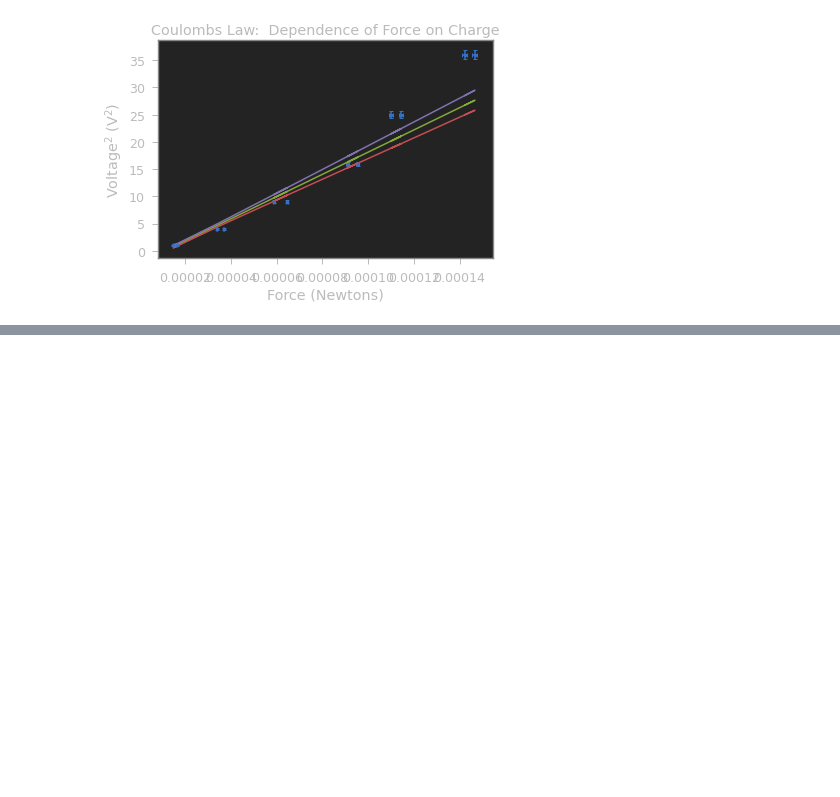
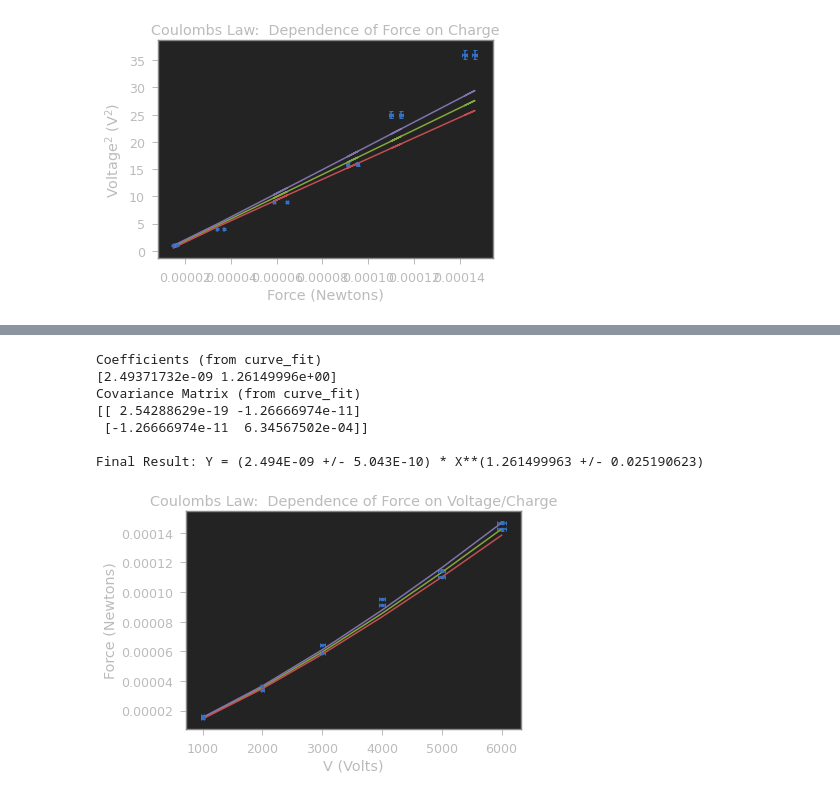
Before and after one commit to brash99/Phys202L, a Jupyter notebook: JupyterNotebooks/Coulombs_Law_Analysis.ipynb, the cells around one changed output, grey strips where cells are left out. Cells and saved outputs as stored; diff of their text form; code cells hidden in the pictures; blank space fills up the shorter version.

```diff
--- a/JupyterNotebooks/Coulombs_Law_Analysis.ipynb
+++ b/JupyterNotebooks/Coulombs_Law_Analysis.ipynb
@@ -610,0 +730,60 @@ Given the rather large uncertainty in the sphere radius used in this analysis, t
+# %%
+# Part III Analysis
+#
+# Plot F vs. Q, and then fit with a non-linear function F = C*Q^alpha to determine alpha.
+#
+
+xi = df3['V']
+yi = df3['Force']
+
+sigmaxi = df3['dV']
+sigmayi = df3['dForce']
+
+##############################
+
+from scipy.optimize import curve_fit
+
+def fitfunction(x,*paramlist):
+    return paramlist[0]*x**paramlist[1]
+
+init_vals = []
+init_vals.append(1.0E-5)
+init_vals.append(2.0)
+popt, pcov = curve_fit(fitfunction,xi,yi,p0=init_vals,sigma=sigmayi)
+perr = np.sqrt(np.diag(pcov))
+
+ps = np.random.multivariate_normal(popt,pcov,10000)
+ysample=np.asarray([fitfunction(xi,*pi) for pi in ps])
+
+lower = np.percentile(ysample,16.0,axis=0)
+upper = np.percentile(ysample,84.0,axis=0)
+middle = (lower+upper)/2.0
+
+print("Coefficients (from curve_fit)")
+print (popt)
+print("Covariance Matrix (from curve_fit)")
+print (pcov)
+
+print()
+print ("Final Result: Y = (%0.3E +/- %0.3E) * X**(%0.9f +/- %0.9f)" % (popt[0],perr[0],popt[1],perr[1]))
+
+plt.errorbar(xi, yi, xerr=sigmaxi, yerr=sigmayi, fmt='.', capsize=2, capthick=1)
+
+plt.plot(xi,middle)
+plt.plot(xi,lower)
+plt.plot(xi,upper)
+
+#########################
+plt.xlabel('V (Volts)')
+plt.ylabel('Force (Newtons)')
+plt.title('Coulombs Law:  Dependence of Force on Voltage/Charge')
+plt.show()
+# %% [output]
+Coefficients (from curve_fit)
+[2.49371732e-09 1.26149996e+00]
+Covariance Matrix (from curve_fit)
+[[ 2.54288629e-19 -1.26666974e-11]
+ [-1.26666974e-11  6.34567502e-04]]
+
+Final Result: Y = (2.494E-09 +/- 5.043E-10) * X**(1.261499963 +/- 0.025190623)
+[figure, added]
```
Also changed, not shown: parts of 12 cells of this notebook.
